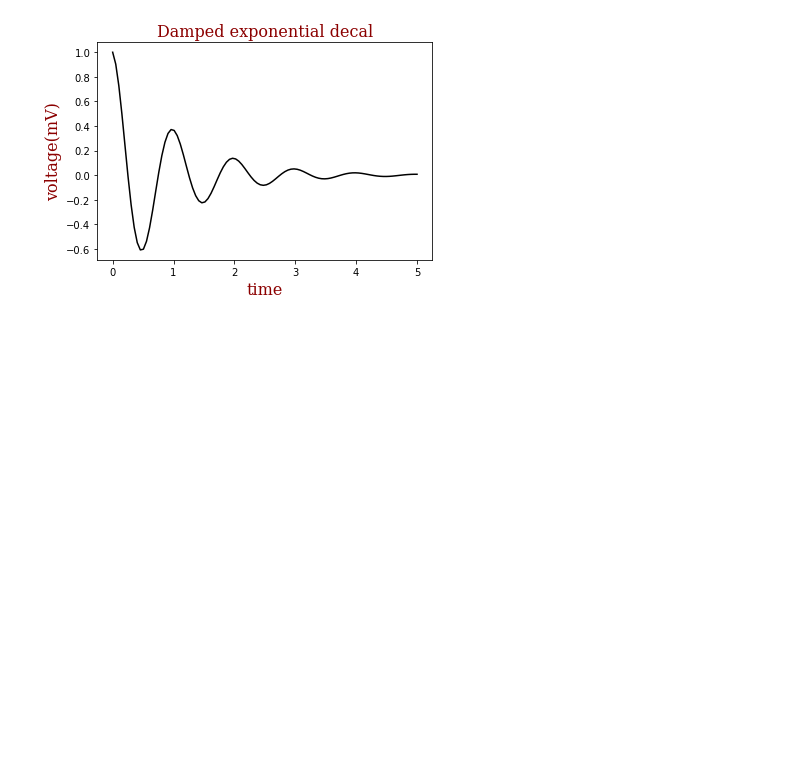
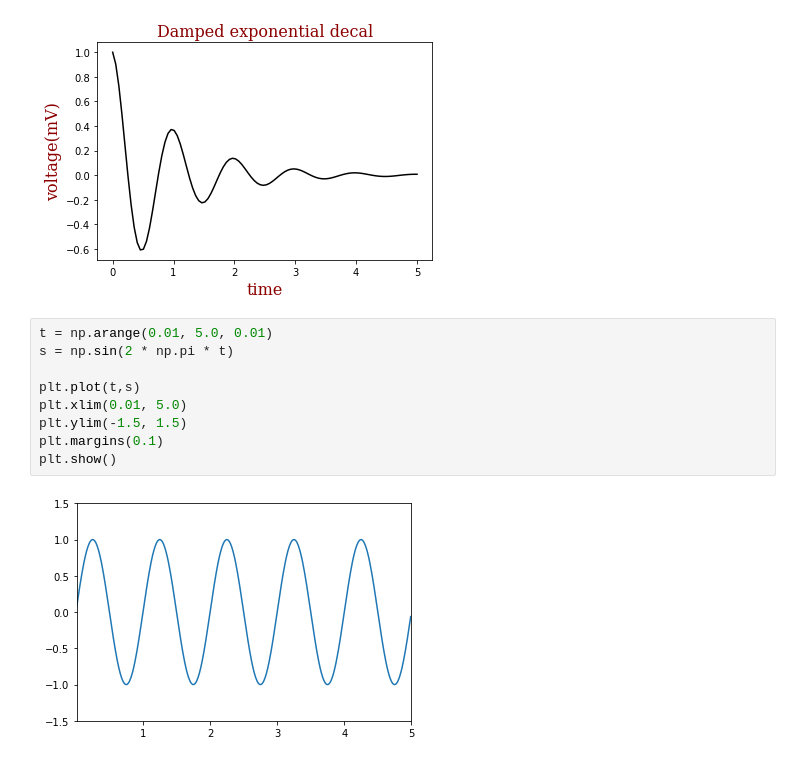
Before and after one commit to kdstheace/Python-Study, a Jupyter notebook: [Review]Visualization.ipynb, the cells around one changed output. Cells and saved outputs as stored; diff of their text form; blank space fills up the shorter version.

```diff
--- a/[Review]Visualization.ipynb
+++ b/[Review]Visualization.ipynb
@@ -64,3 +64,14 @@ plt.ylabel('voltage(mV)', fontdict=font)
 plt.show()
 # %% [output]
 [figure]
+# %%
+t = np.arange(0.01, 5.0, 0.01)
+s = np.sin(2 * np.pi * t)
+
+plt.plot(t,s)
+plt.xlim(0.01, 5.0)
+plt.ylim(-1.5, 1.5)
+plt.margins(0.1)
+plt.show()
+# %% [output]
+[figure, added]
```
Also changed, not shown: parts of 14 cells of this notebook.
